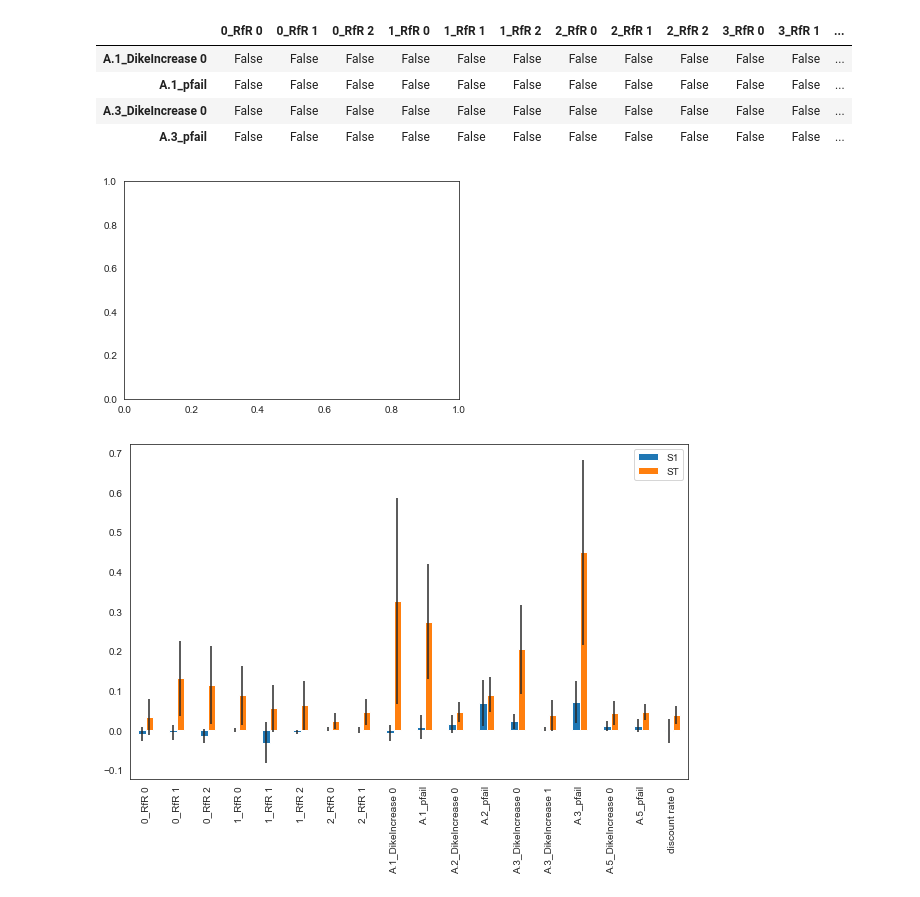
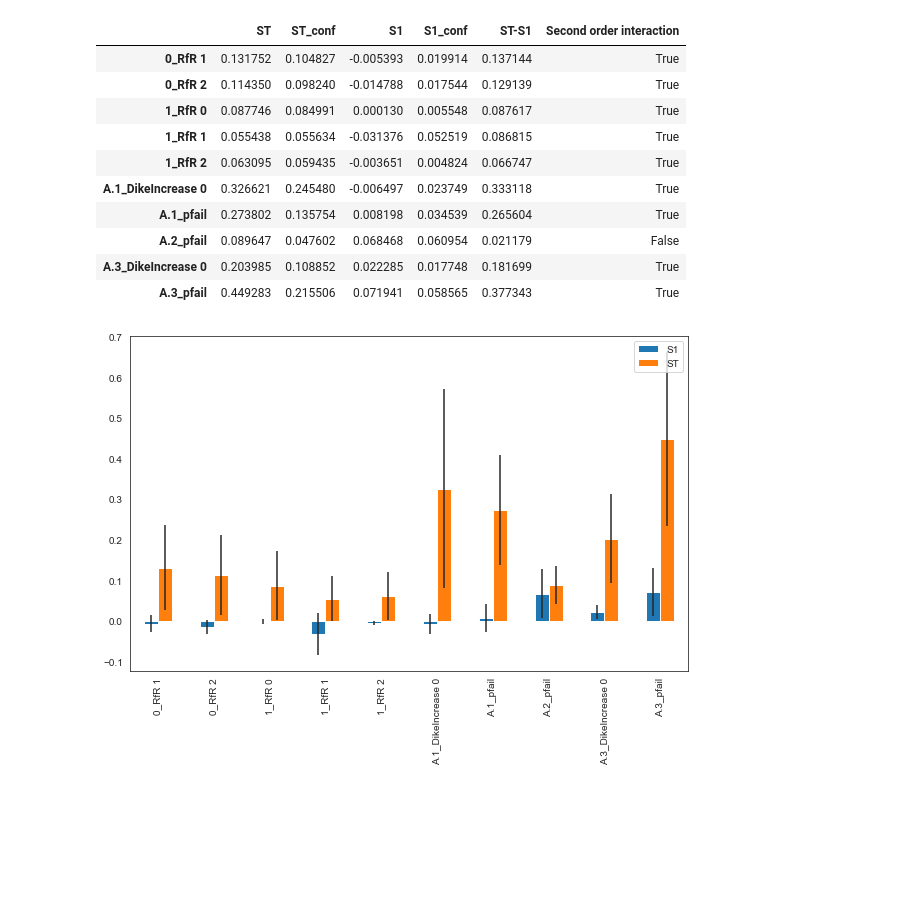
Before and after one commit to EwoutH/modelbased-g13, a Jupyter notebook: Sobol G13 interactions.ipynb, the cells around one changed output. Drawn from its saved outputs; the diff is of its cells as text; code cells hidden in the pictures; blank space fills up the shorter version.

Commit message:
Alle markdown en in-cell toelichting in sobol

```diff
--- a/Sobol G13 interactions.ipynb
+++ b/Sobol G13 interactions.ipynb
@@ -191,32 +209,37 @@ S2_damages_sobol = pd.DataFrame(damages_sobol['S2'])
 S2_damages_sobol.index = Si_df_damages.index
 S2_damages_sobol.columns = Si_df_damages.index
 S2_damages_sobol.fillna(0,inplace=True)
-S2_damages_sobol
+
 S2_damages_sobol_boolean = S2_damages_sobol>0.05
 S2_damages_sobol_boolean
 S2_damages_sobol_boolean.any(axis='columns')
-S2_damages_sobol_boolean = S2_damages_sobol_boolean.iloc[[18,21,30,33,46]]
-S2_damages_sobol_boolean #strangely, yields EWS as well, although every value is False
-S2_damages_sobol_boolean = S2_damages_sobol_boolean[:-1]
-S2_damages_sobol_boolean
+S2_damages_sobol_boolean = S2_damages_sobol_boolean.iloc[[4,18,21,30,33]]
+
+S2_damages_sobol= S2_damages_sobol.iloc[[4,18,21,30,33]]
-# %% [output]
-|  | 0_RfR 0 | 0_RfR 1 | 0_RfR 2 | 1_RfR 0 | 1_RfR 1 | 1_RfR 2 | 2_RfR 0 | 2_RfR 1 | 2_RfR 2 | 3_RfR 0 | 3_RfR 1 | ... |
-| A.1_DikeIncrease 0 | False | False | False | False | False | False | False | False | False | False | False | ... |
-| A.1_pfail | False | False | False | False | False | False | False | False | False | False | False | ... |
-| A.3_DikeIncrease 0 | False | False | False | False | False | False | False | False | False | False | False | ... |
-| A.3_pfail | False | False | False | False | False | False | False | False | False | False | False | ... |
 # %%
-Si_df_damages = Si_df_damages[Si_df_damages['ST']>2.440538e-02]
+Si_df_damages = Si_df_damages[Si_df_damages['ST']>0.05]
+Si_df_damages
 # %% [output]
-[figure, removed]
+|  | ST | ST_conf | S1 | S1_conf | ST-S1 | Second order interaction |
+| 0_RfR 1 | 0.131752 | 0.104827 | -0.005393 | 0.019914 | 0.137144 | True |
+| 0_RfR 2 | 0.114350 | 0.098240 | -0.014788 | 0.017544 | 0.129139 | True |
+| 1_RfR 0 | 0.087746 | 0.084991 | 0.000130 | 0.005548 | 0.087617 | True |
+| 1_RfR 1 | 0.055438 | 0.055634 | -0.031376 | 0.052519 | 0.086815 | True |
+| 1_RfR 2 | 0.063095 | 0.059435 | -0.003651 | 0.004824 | 0.066747 | True |
+| A.1_DikeIncrease 0 | 0.326621 | 0.245480 | -0.006497 | 0.023749 | 0.333118 | True |
+| A.1_pfail | 0.273802 | 0.135754 | 0.008198 | 0.034539 | 0.265604 | True |
+| A.2_pfail | 0.089647 | 0.047602 | 0.068468 | 0.060954 | 0.021179 | False |
+| A.3_DikeIncrease 0 | 0.203985 | 0.108852 | 0.022285 | 0.017748 | 0.181699 | True |
+| A.3_pfail | 0.449283 | 0.215506 | 0.071941 | 0.058565 | 0.377343 | True |
 # %%
 sns.set_style('white')
 fig, ax = plt.subplots(1)
-err = Si_df_damages[['S1_conf','ST_conf']]
-indices.plot.bar(yerr=err.values.T,ax=ax)
+err_da = Si_df_damages[['S1_conf','ST_conf']]
+indices_da = Si_df_damages[['S1','ST']]
+indices_da.plot.bar(yerr=err_da.values.T,ax=ax)
 fig.set_size_inches(10,8)
 fig.subplots_adjust(bottom=0.3)
 fig.savefig("sobol_damages.png", dpi=200)
 plt.show()
 # %% [output]
-[figure, old version]
+[figure, new version]
```
Also changed, not shown: parts of 25 cells of this notebook, 2 other files.
